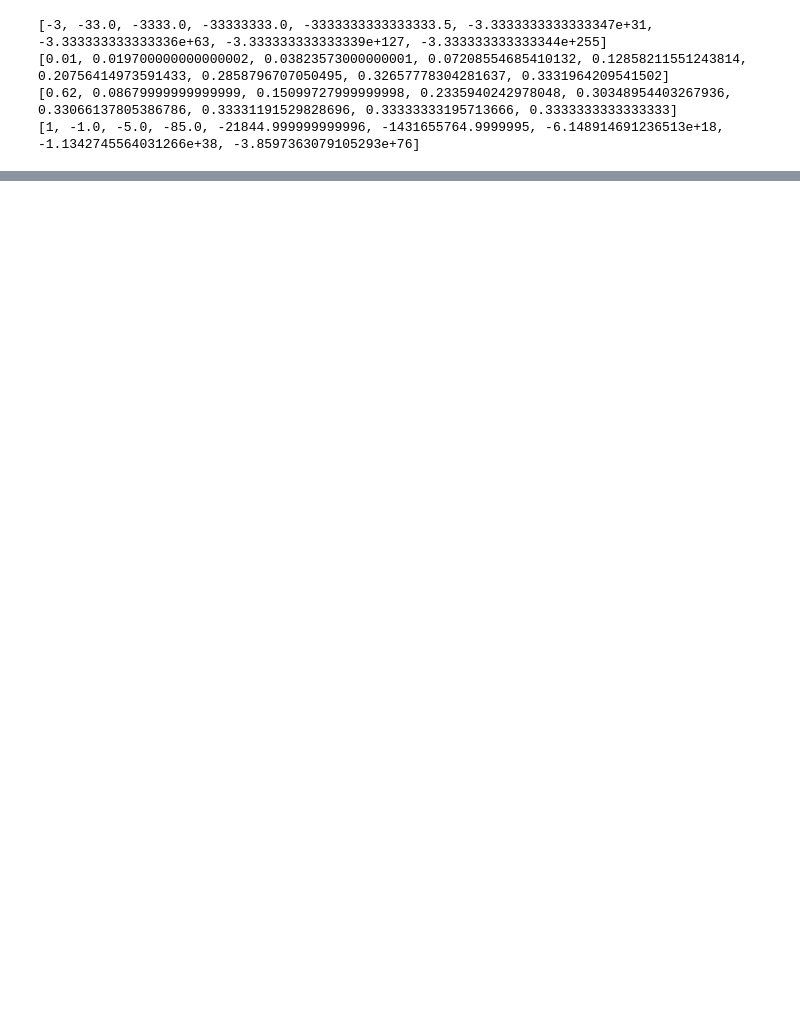
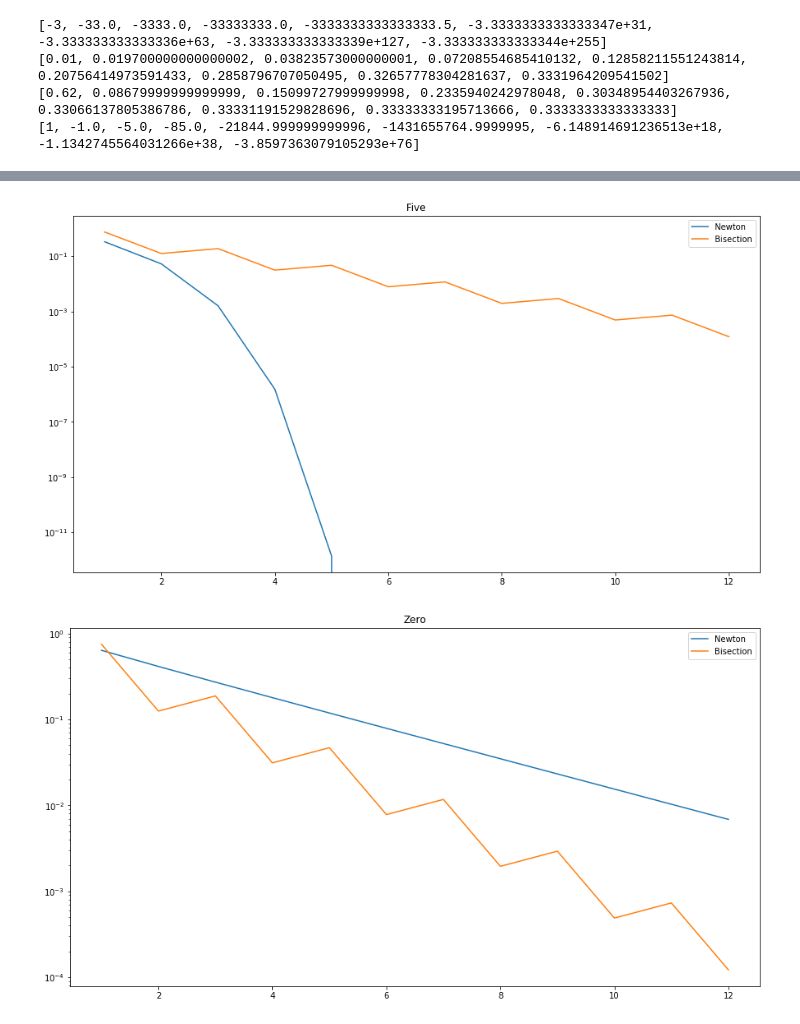
Before and after one commit to goalon/MNLab, a Jupyter notebook: 5.ipynb, the cells around one changed output, grey strips where cells are left out. Saved outputs shown, nothing was run; the diff lists cells and outputs as text; code cells hidden in the pictures; blank space fills up the shorter version.

```diff
--- a/5.ipynb
+++ b/5.ipynb
@@ -109,0 +135,36 @@ print(bisection(f3, -5, 5, 20))
+# %%
+# 5.7.
+
+
+figure(figsize=(15, 8))
+yscale("log")
+x_axis = range(1, 13)
+y_axis = []
+for elem_x in x_axis:
+    y_axis.append(newton(f1, d1, 6, elem_x)[-1] - 5)
+plot(x_axis, y_axis)
+y_axis = []
+for elem_x in x_axis:
+    y_axis.append(abs(bisection(f1, 2, 7, elem_x)[-1] - 5))
+plot(x_axis, y_axis)
+title("Five")
+legend(["Newton", "Bisection"])
+show()
+
+figure(figsize=(15, 8))
+yscale("log")
+x_axis = range(1, 13)
+y_axis = []
+for elem_x in x_axis:
+    y_axis.append(newton(f1, d1, 1, elem_x)[-1])
+plot(x_axis, y_axis)
+y_axis = []
+for elem_x in x_axis:
+    y_axis.append(abs(bisection(f1, -2, 3, elem_x)[-1]))
+plot(x_axis, y_axis)
+title("Zero")
+legend(["Newton", "Bisection"])
+show()
+# %% [output]
+[figure, added]
+[figure, added]
```
Also changed, not shown: parts of 5 cells of this notebook.
